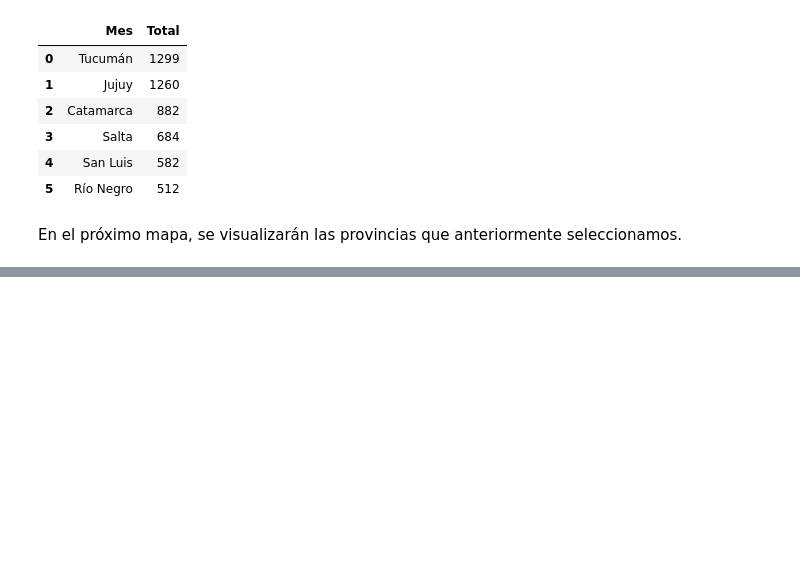
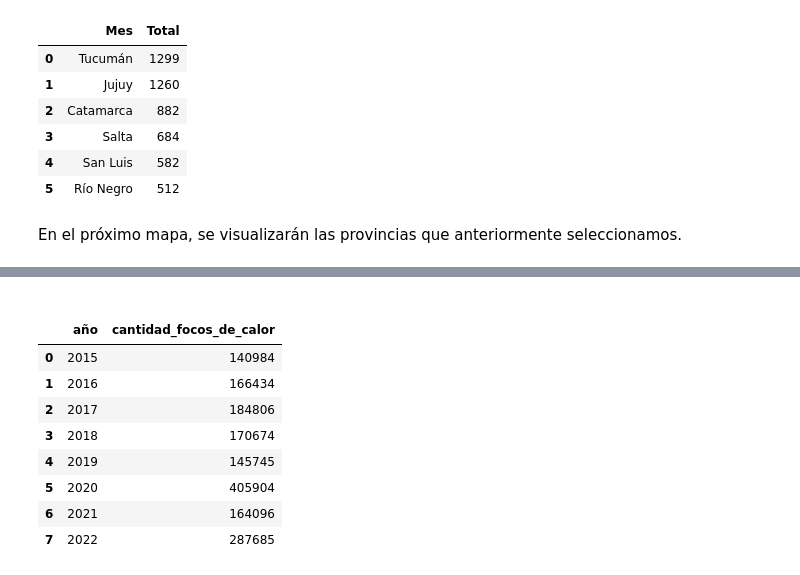
Before and after one commit to MaximilianoTauil/Incendios, a Jupyter notebook: EDA.ipynb, the cells around one changed output, grey strips where cells are left out. Saved outputs shown, nothing was run; the diff lists cells and outputs as text; code cells hidden in the pictures; blank space fills up the shorter version.

```diff
--- a/EDA.ipynb
+++ b/EDA.ipynb
@@ -211,0 +240,14 @@ Aqui se adjunta una imagen para mejor visualizacion sobre las correntadas de vie
+# %% [markdown]
+<div style="border-bottom: 1px dashed white;"></div>
+# %%
+tercero
+# %% [output]
+|  | año | cantidad_focos_de_calor |
+| 0 | 2015 | 140984 |
+| 1 | 2016 | 166434 |
+| 2 | 2017 | 184806 |
+| 3 | 2018 | 170674 |
+| 4 | 2019 | 145745 |
+| 5 | 2020 | 405904 |
+| 6 | 2021 | 164096 |
+| 7 | 2022 | 287685 |
```
Also changed, not shown: parts of 6 cells of this notebook, 1 other file.
